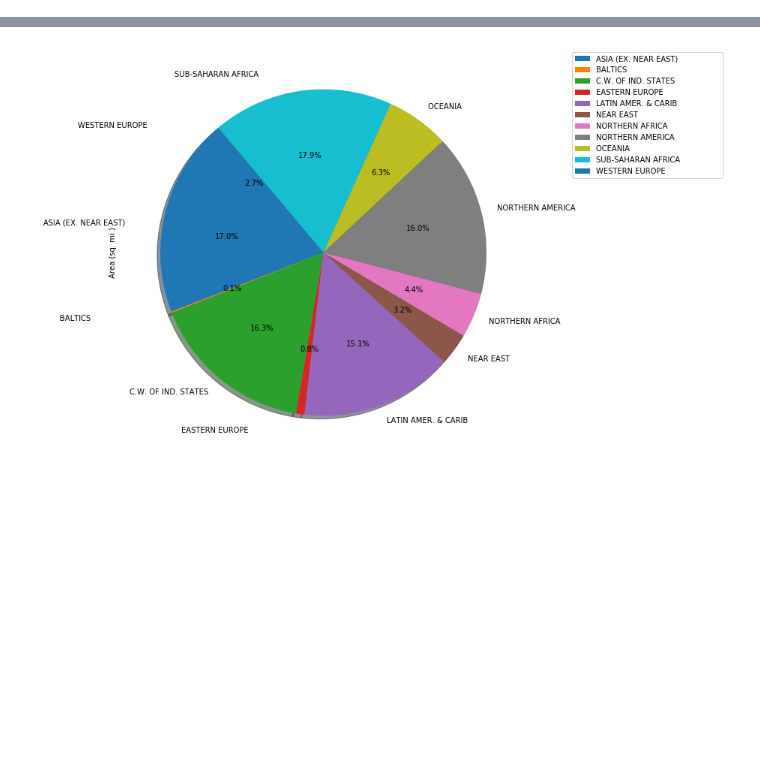
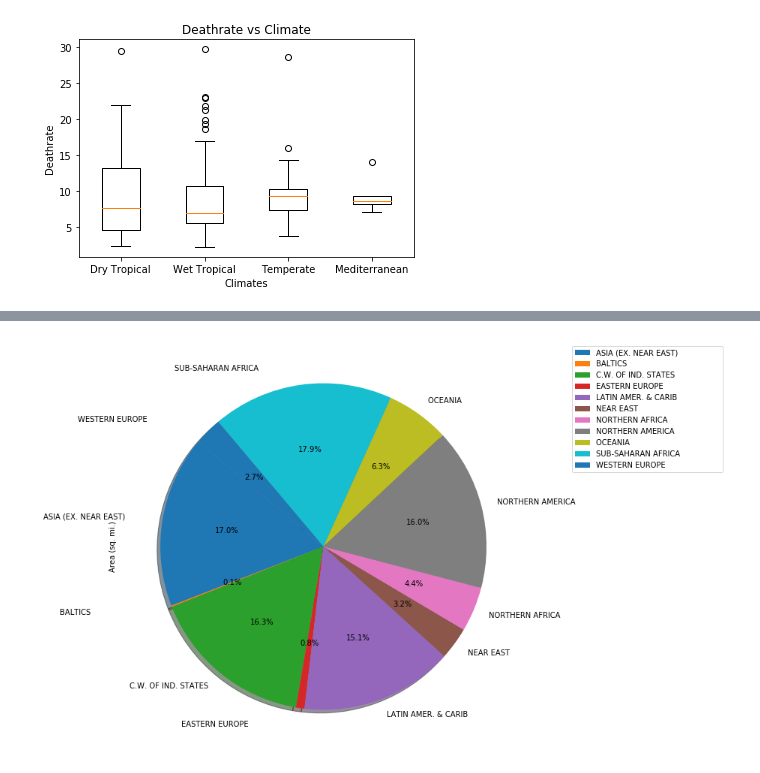
Before and after one commit to juliedundas/Country-Analysis, a Jupyter notebook: Project_1/project_1.ipynb, the cells around one changed output, grey strips where cells are left out. Drawn from its saved outputs; the diff is of its cells as text; code cells hidden in the pictures; blank space fills up the shorter version.

```diff
--- a/Project_1/project_1.ipynb
+++ b/Project_1/project_1.ipynb
@@ -25,0 +426,19 @@ df.head()
+# %%
+#plot data for analysis
+dryTropical = birthMortalityDF[(birthMortalityDF["Climate"] == 1)]['Deathrate']
+wetTropical = birthMortalityDF[(birthMortalityDF["Climate"] == 2)]['Deathrate']
+temperate = birthMortalityDF[(birthMortalityDF["Climate"] == 3)]['Deathrate']
+mediterranean = birthMortalityDF[(birthMortalityDF["Climate"] == 4)]['Deathrate']
+
+summaryClimate = [dryTropical, wetTropical, temperate, mediterranean]
+
+fig1, ax1 = plt.subplots()
+ax1.set_title('Deathrate vs Climate')
+ax1.set_ylabel('Deathrate')
+ax1.set_xlabel('Climates')
+ax1.set_xticklabels(['Dry Tropical', 'Wet Tropical', 'Temperate', 'Mediterranean'])
+ax1.boxplot(summaryClimate)
+
+plt.show()
+# %% [output]
+[figure, added]
```
Also changed, not shown: parts of 26 cells of this notebook, 5 other files.
